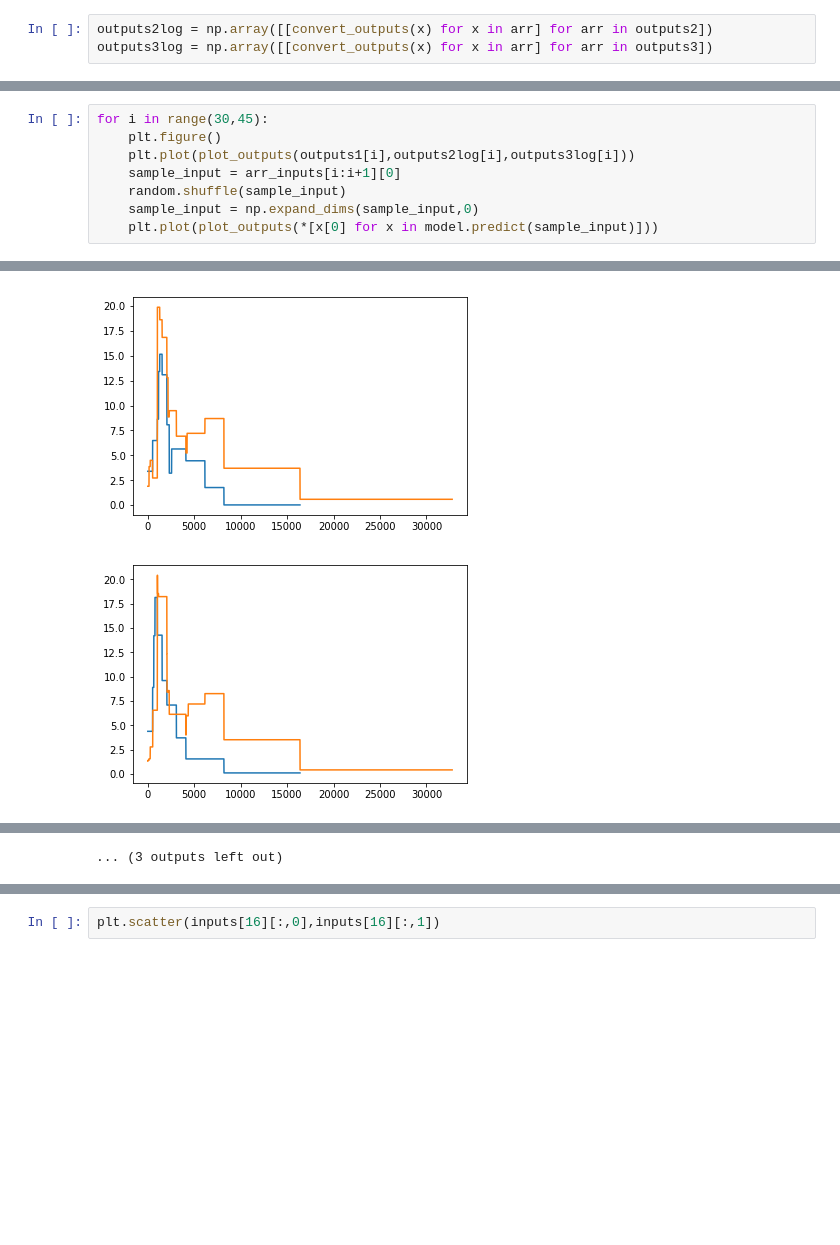
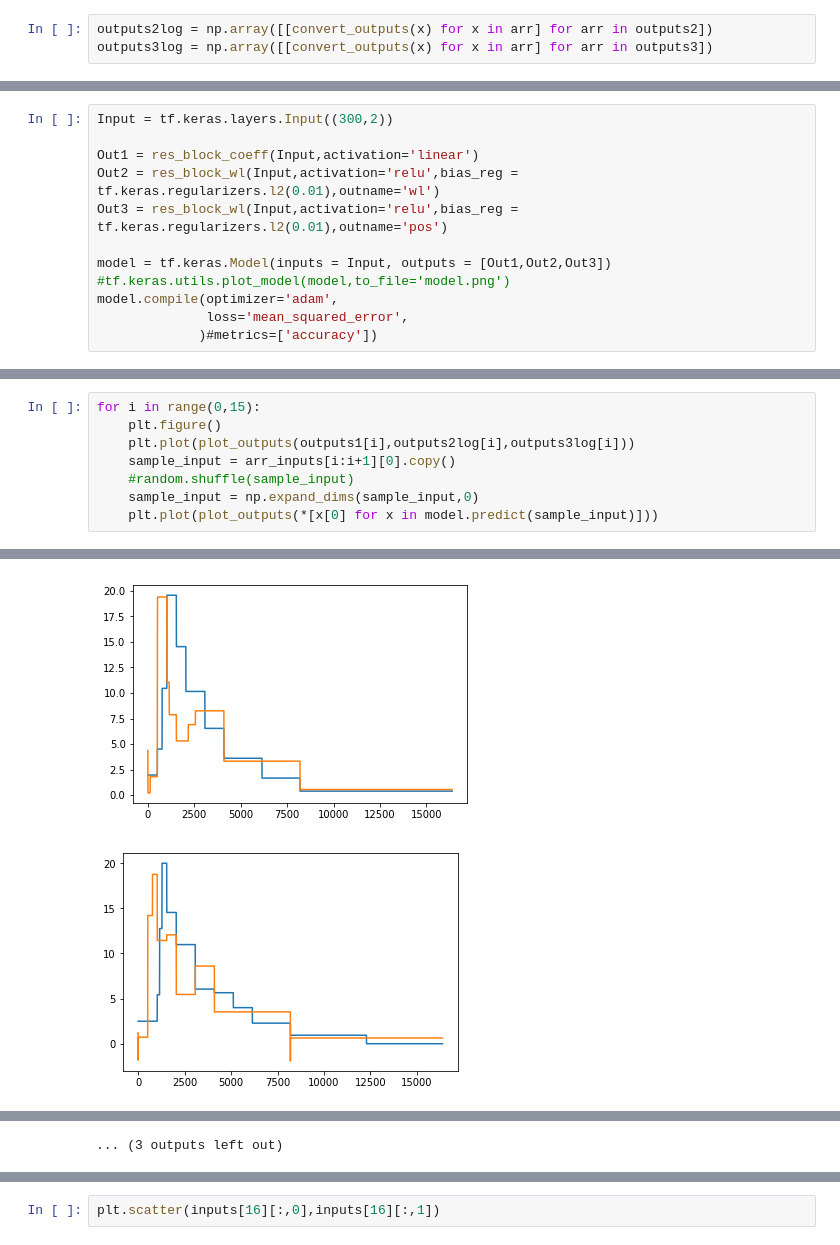
Before and after one commit to dcarmod2/PersHomNoSimplices, a Jupyter notebook: Prepare_data.ipynb, the cells around one changed output, grey strips where cells are left out. Cells and saved outputs as stored; diff of their text form; blank space fills up the shorter version.

```diff
--- a/Prepare_data.ipynb
+++ b/Prepare_data.ipynb
@@ -165,0 +181,12 @@ model.compile(optimizer='adam',
+# %%
+Input = tf.keras.layers.Input((300,2))
+
+Out1 = res_block_coeff(Input,activation='linear')
+Out2 = res_block_wl(Input,activation='relu',bias_reg = tf.keras.regularizers.l2(0.01),outname='wl')
+Out3 = res_block_wl(Input,activation='relu',bias_reg = tf.keras.regularizers.l2(0.01),outname='pos')
+
+model = tf.keras.Model(inputs = Input, outputs = [Out1,Out2,Out3])
+#tf.keras.utils.plot_model(model,to_file='model.png')
+model.compile(optimizer='adam',
+              loss='mean_squared_error',
+             )#metrics=['accuracy'])
@@ -206,9 +246,9 @@ model.predict(arr_inputs[0:1,:,:])
 # %%
-for i in range(30,45):
+for i in range(0,15):
     plt.figure()
     plt.plot(plot_outputs(outputs1[i],outputs2log[i],outputs3log[i]))
-    sample_input = arr_inputs[i:i+1][0]
-    random.shuffle(sample_input)
+    sample_input = arr_inputs[i:i+1][0].copy()
+    #random.shuffle(sample_input)
     sample_input = np.expand_dims(sample_input,0)
     plt.plot(plot_outputs(*[x[0] for x in model.predict(sample_input)]))
 # %% [output]
@@ -217,2 +257,2 @@ for i in range(30,45):
-[figure, old version]
+[figure, new version]
-[figure, old version]
+[figure, new version]
```
Also changed, not shown: parts of 19 cells of this notebook.
